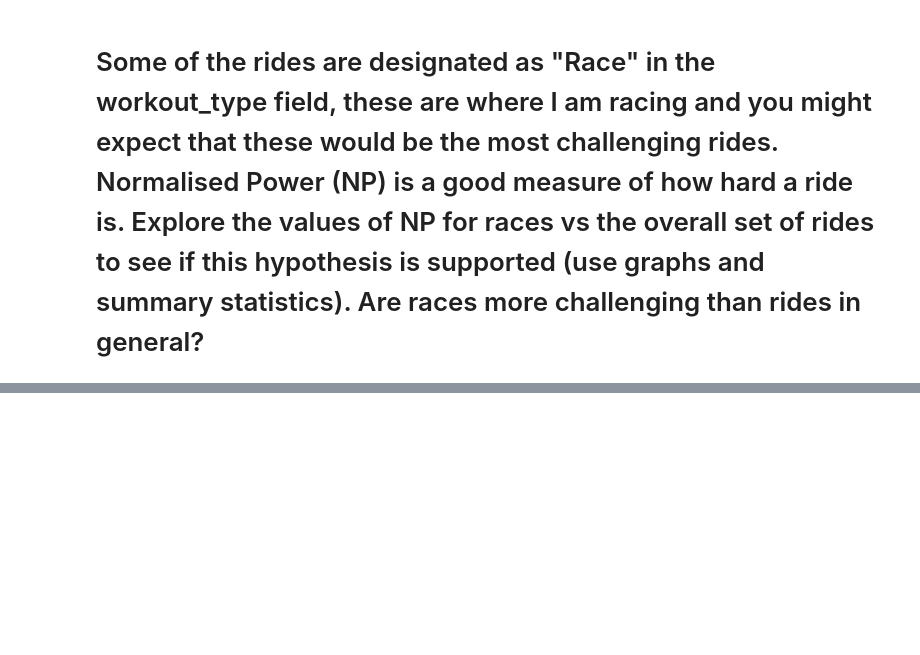
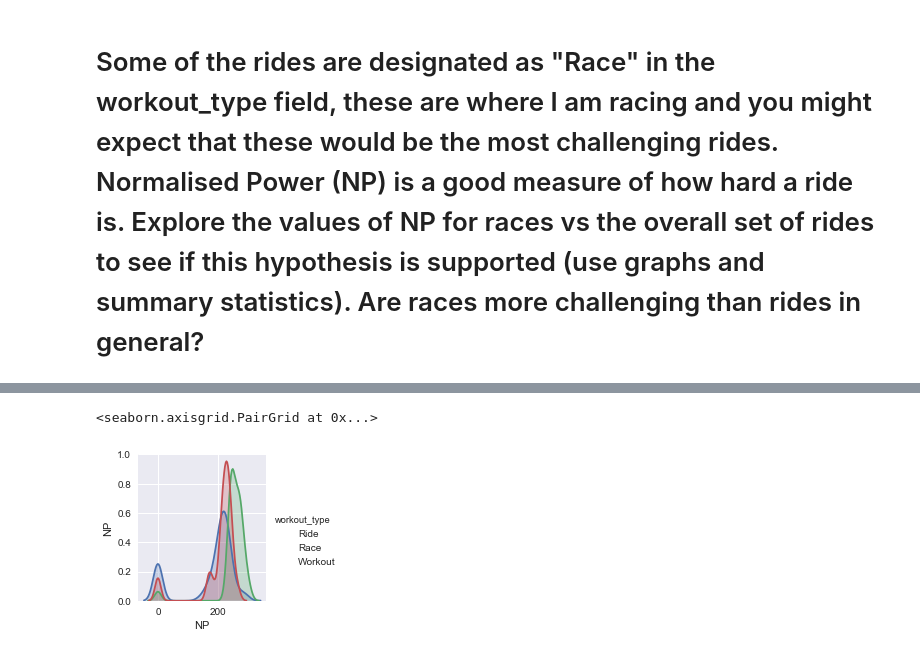
Before and after one commit to NSoni25/Portfolio_repository, a Jupyter notebook: Portfolio 1.ipynb, the cells around one changed output, grey strips where cells are left out. Drawn from its saved outputs; the diff is of its cells as text; code cells hidden in the pictures; blank space fills up the shorter version.

```diff
--- a/Portfolio 1.ipynb
+++ b/Portfolio 1.ipynb
@@ -317,0 +304,3 @@ c.plot()
+# %%
+c=pd.DataFrame(result,columns=['NP','workout_type'])
+c.groupby(['workout_type']).mean()
@@ -317,0 +313,6 @@ c.plot()
+# %%
+import seaborn as sns
+sns.pairplot(c, hue = 'workout_type')
+# %% [output]
+<seaborn.axisgrid.PairGrid at 0x...>
+[figure, added]
```
Also changed, not shown: parts of 16 cells of this notebook.
